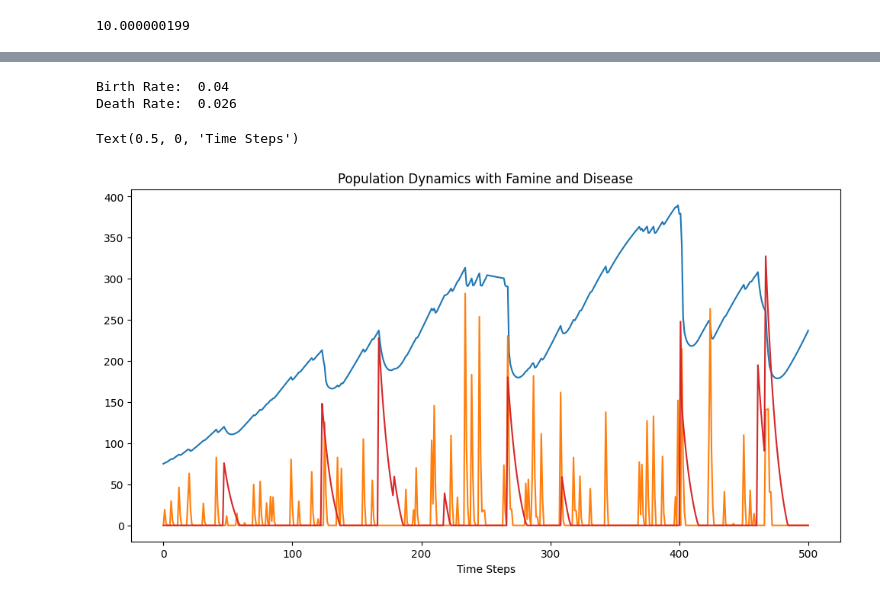
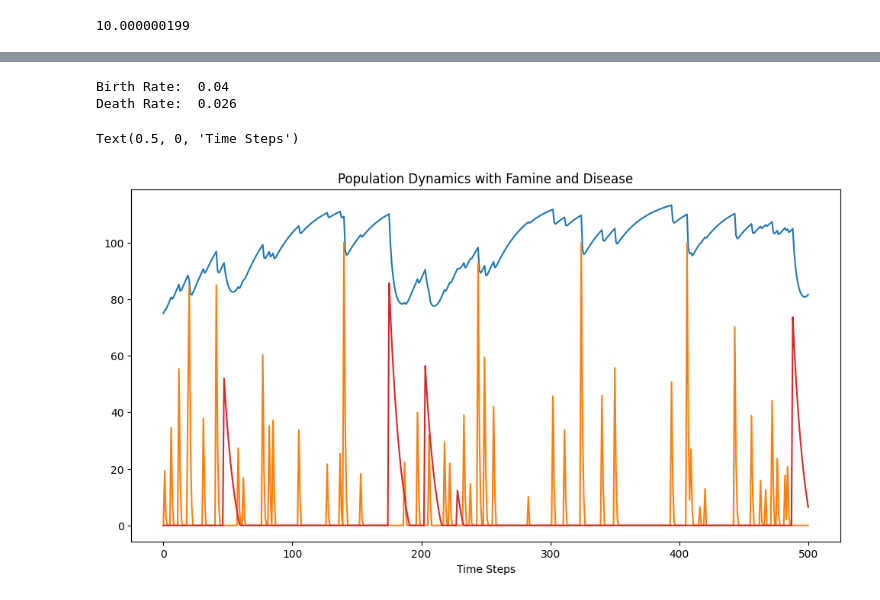
Before and after one commit to Strategy-Gamer/rota-fortunae, a Jupyter notebook: Planning/secular_cycles.ipynb, the cells around one changed output, grey strips where cells are left out. Cells and saved outputs as stored; diff of their text form; code cells hidden in the pictures.

```diff
--- a/Planning/secular_cycles.ipynb
+++ b/Planning/secular_cycles.ipynb
@@ -2832,38 +3058,33 @@ famines_vals = [famine_severity]
 disease_vals = [disease_severity]
 for t in range(500):
     birth_rate = final_sim.get_birth_rate(population, carrying_cap, start_decline=0.75, end_decline=1.25)
     death_rate = final_sim.get_death_rate(population, carrying_cap, birth_rate, famine_severity, disease_severity)
     population = population + (birth_rate - death_rate) * population
 
-    if random.random() < (population/carrying_cap) ** 2 * 0.03:  # Probability of disease outbreak increases with population pressure
+    if random.random() < (population/carrying_cap) ** 2 * 0.02:  # Probability of disease outbreak increases with population pressure
         disease_severity += random.uniform(0.0, 1.0) ** 2
     else:
         disease_severity = max(0.0, disease_severity * 0.9 - 0.02)  # Disease severity decays over time
 
-    if random.random() < 0.2:  # 20% chance of drought each step
+    if random.random() < 0.1:  # 10% chance of drought each step
         food_capacity = carrying_cap * random.uniform(0.5, 1.0)  # Drought reduces carrying capacity
         famine_severity += min(1.0, max(0.0, (population - food_capacity) / food_capacity))
     else:
         famine_severity = max(0.0, famine_severity * 0.4 - 0.05)  # Famine severity decays over time
 
     pop_vals.append(population)
     famines_vals.append(famine_severity * carrying_cap)  # Scale famine severity for plotting
     disease_vals.append(disease_severity * carrying_cap)
 
-    carrying_cap += 1
-    if t == 250:
-        carrying_cap /= 1.5
-    if t == 400:
-        carrying_cap /= 1.5
 
 plt.figure(figsize=(12, 6))
 plt.plot(pop_vals, label="Population", color="tab:blue")
 plt.plot(famines_vals, label="Famine Severity", color="tab:orange")
 plt.plot(disease_vals, label="Disease Severity", color="tab:red")
 plt.title("Population Dynamics with Famine and Disease")
 plt.xlabel("Time Steps")
 # %% [output]
 Birth Rate:  0.04
 Death Rate:  0.026
 Text(0.5, 0, 'Time Steps')
-[figure, old version]
+[figure, new version]
```
Also changed, not shown: parts of 2 cells of this notebook, 3 other files.
